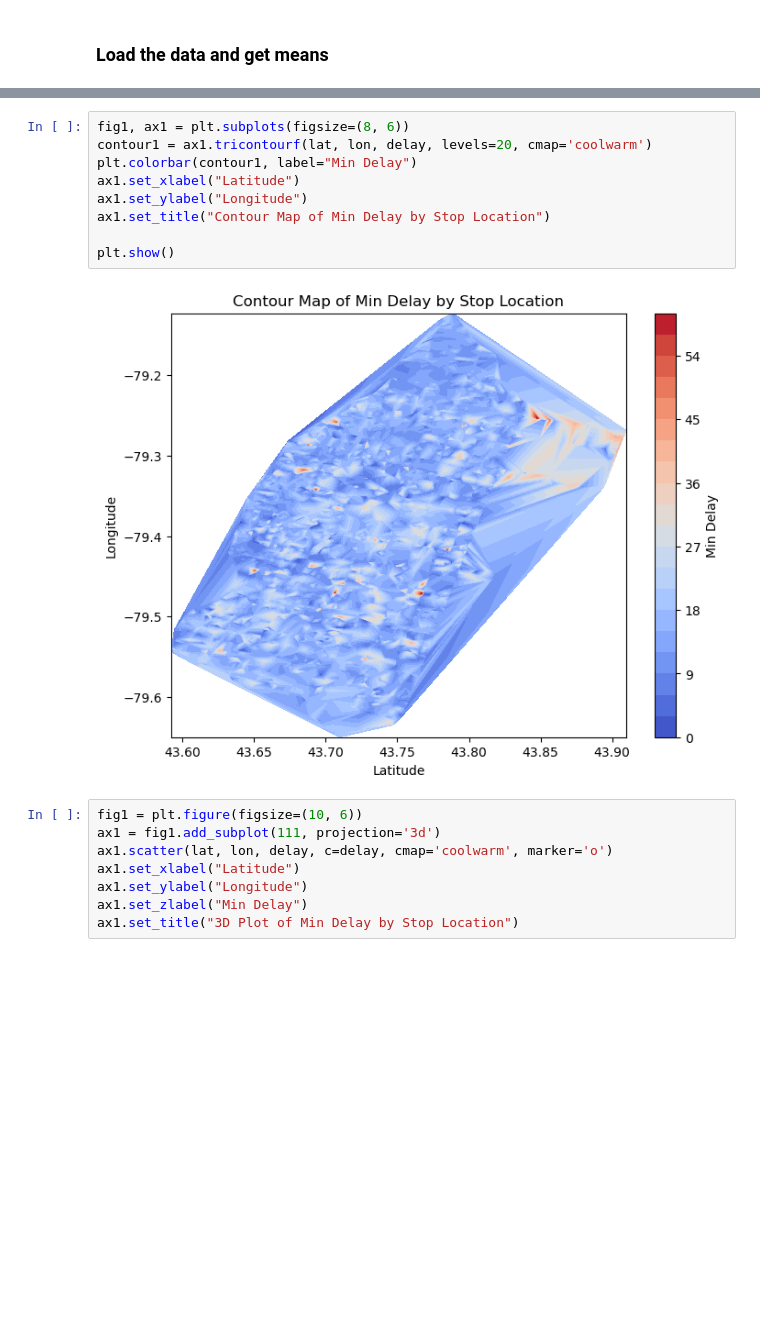
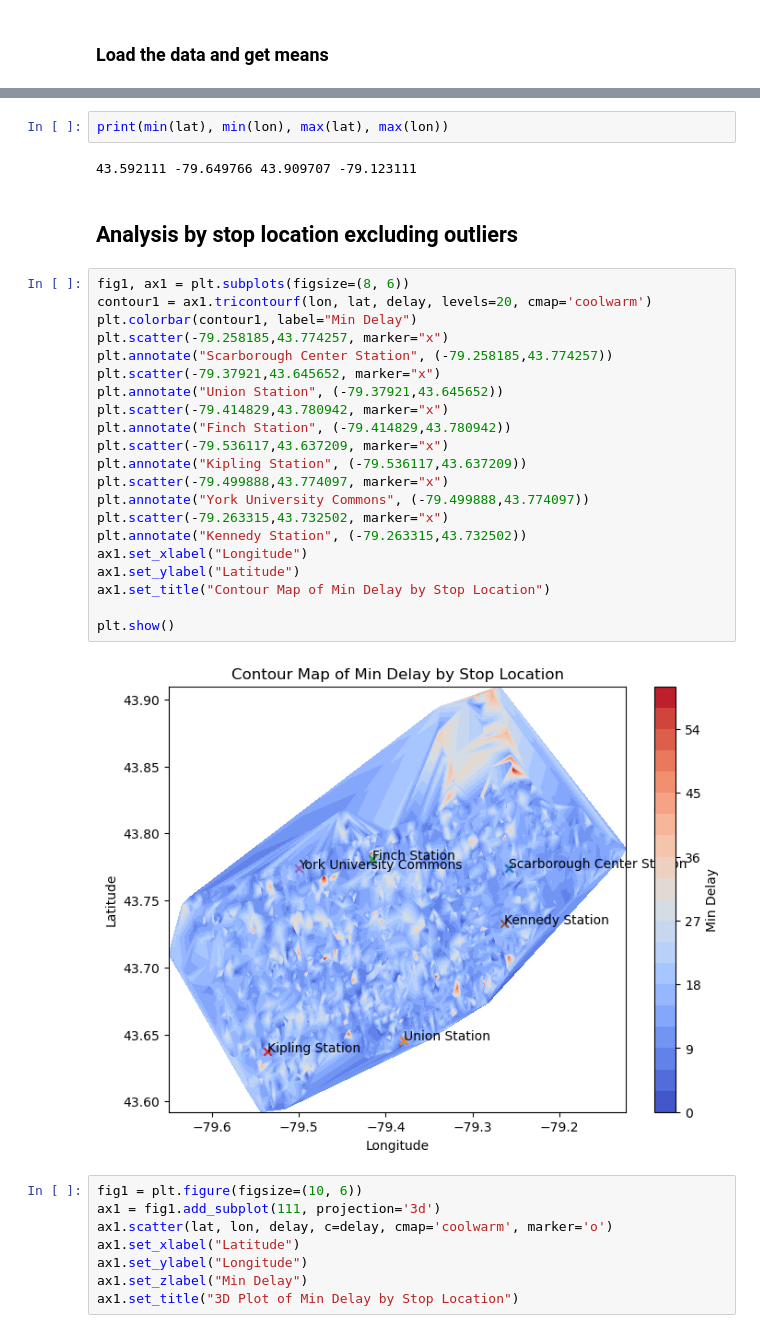
Before and after one commit to michelleyucollins/TardyTerminatorCommittee, a Jupyter notebook: bus_analysis/latlong_analysis.ipynb, the cells around one changed output, grey strips where cells are left out. Drawn from its saved outputs; the diff is of its cells as text; blank space fills up the shorter version.

Commit message:
More location analysis

```diff
--- a/bus_analysis/latlong_analysis.ipynb
+++ b/bus_analysis/latlong_analysis.ipynb
@@ -42,14 +67,32 @@ super_delay = super_means["Min Gap"]
-# %%
-fig1, ax1 = plt.subplots(figsize=(8, 6))
-contour1 = ax1.tricontourf(lat, lon, delay, levels=20, cmap='coolwarm')
-plt.colorbar(contour1, label="Min Delay")
-ax1.set_xlabel("Latitude")
-ax1.set_ylabel("Longitude")
-ax1.set_title("Contour Map of Min Delay by Stop Location")
-
-plt.show()
-# %% [output]
-[figure, removed]
+# %%
+print(min(lat), min(lon), max(lat), max(lon))
+# %% [output]
+43.592111 -79.649766 43.909707 -79.123111
+# %% [markdown]
+## Analysis by stop location excluding outliers
+# %%
+fig1, ax1 = plt.subplots(figsize=(8, 6))
+contour1 = ax1.tricontourf(lon, lat, delay, levels=20, cmap='coolwarm')
+plt.colorbar(contour1, label="Min Delay")
+plt.scatter(-79.258185,43.774257, marker="x")
+plt.annotate("Scarborough Center Station", (-79.258185,43.774257))
+plt.scatter(-79.37921,43.645652, marker="x")
+plt.annotate("Union Station", (-79.37921,43.645652))
+plt.scatter(-79.414829,43.780942, marker="x")
+plt.annotate("Finch Station", (-79.414829,43.780942))
+plt.scatter(-79.536117,43.637209, marker="x")
+plt.annotate("Kipling Station", (-79.536117,43.637209))
+plt.scatter(-79.499888,43.774097, marker="x")
+plt.annotate("York University Commons", (-79.499888,43.774097))
+plt.scatter(-79.263315,43.732502, marker="x")
+plt.annotate("Kennedy Station", (-79.263315,43.732502))
+ax1.set_xlabel("Longitude")
+ax1.set_ylabel("Latitude")
+ax1.set_title("Contour Map of Min Delay by Stop Location")
+
+plt.show()
+# %% [output]
+[figure, added]
 # %%
 fig1 = plt.figure(figsize=(10, 6))
 ax1 = fig1.add_subplot(111, projection='3d')
```
Also changed, not shown: parts of 15 cells of this notebook, 4 other files.
